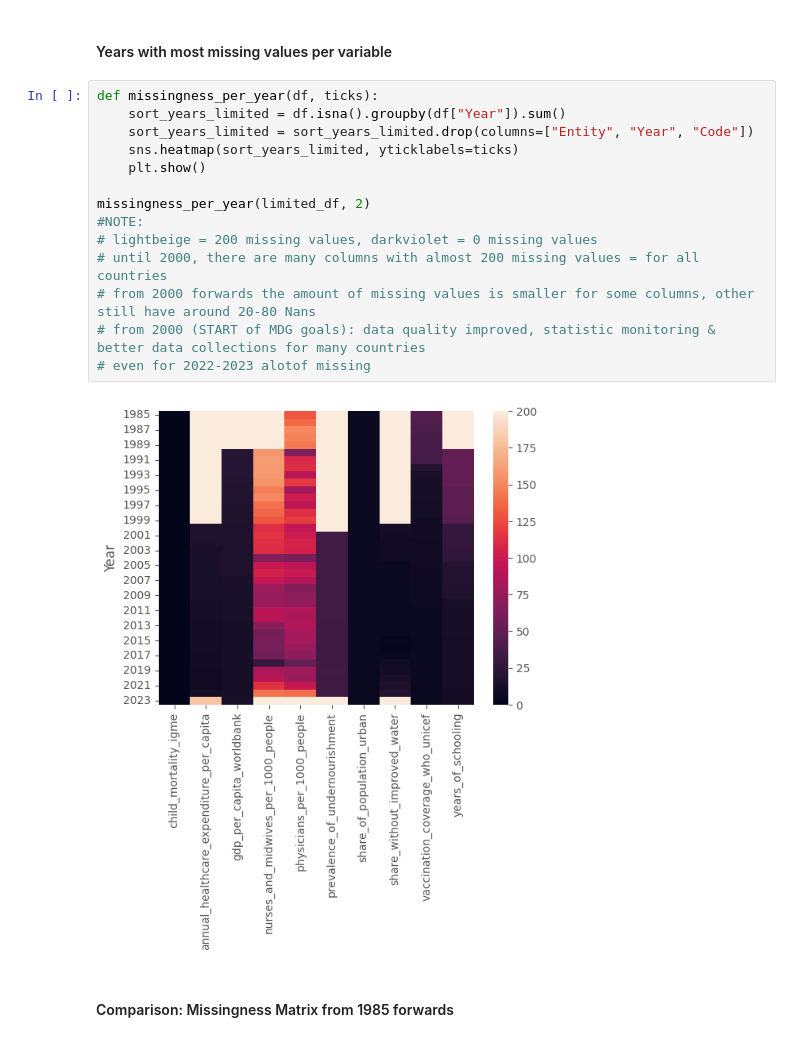
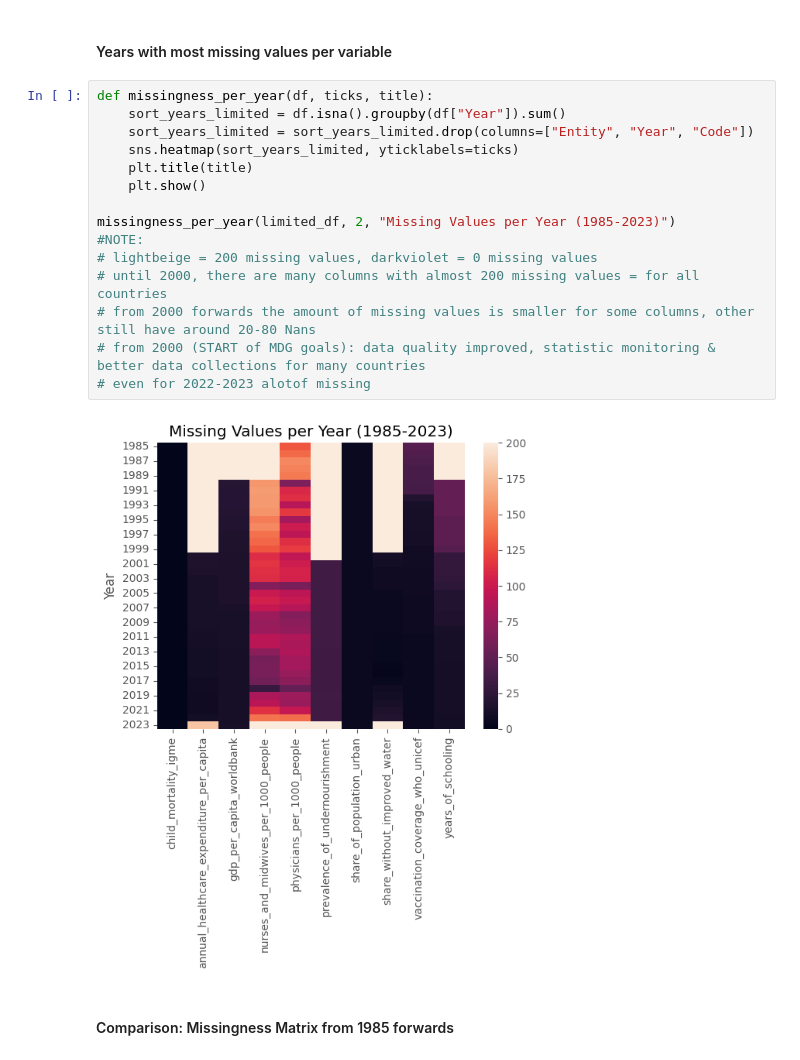
Before and after one commit to HamzahFayad/master_thesis_child_mortality, a Jupyter notebook: 01_notebooks/0_data_raw_analysis.ipynb, the cells around one changed output. Cells and saved outputs as stored; diff of their text form.

```diff
--- a/01_notebooks/0_data_raw_analysis.ipynb
+++ b/01_notebooks/0_data_raw_analysis.ipynb
@@ -230,21 +230,22 @@ plt.show()
 # %% [markdown]
 #### Years with most missing values per variable
 # %%
-def missingness_per_year(df, ticks):
+def missingness_per_year(df, ticks, title):
     sort_years_limited = df.isna().groupby(df["Year"]).sum()
     sort_years_limited = sort_years_limited.drop(columns=["Entity", "Year", "Code"])
     sns.heatmap(sort_years_limited, yticklabels=ticks)
+    plt.title(title)
     plt.show()
 
-missingness_per_year(limited_df, 2)
+missingness_per_year(limited_df, 2, "Missing Values per Year (1985-2023)")
 #NOTE:
 # lightbeige = 200 missing values, darkviolet = 0 missing values
 # until 2000, there are many columns with almost 200 missing values = for all countries
 # from 2000 forwards the amount of missing values is smaller for some columns, other still have around 20-80 Nans
 # from 2000 (START of MDG goals): data quality improved, statistic monitoring & better data collections for many countries
 # even for 2022-2023 alotof missing
 # %% [output]
-[figure, old version]
+[figure, new version]
 # %% [markdown]
 #### Comparison: Missingness Matrix from 1985 forwards
 # %%
```
Also changed, not shown: parts of 5 cells of this notebook.
